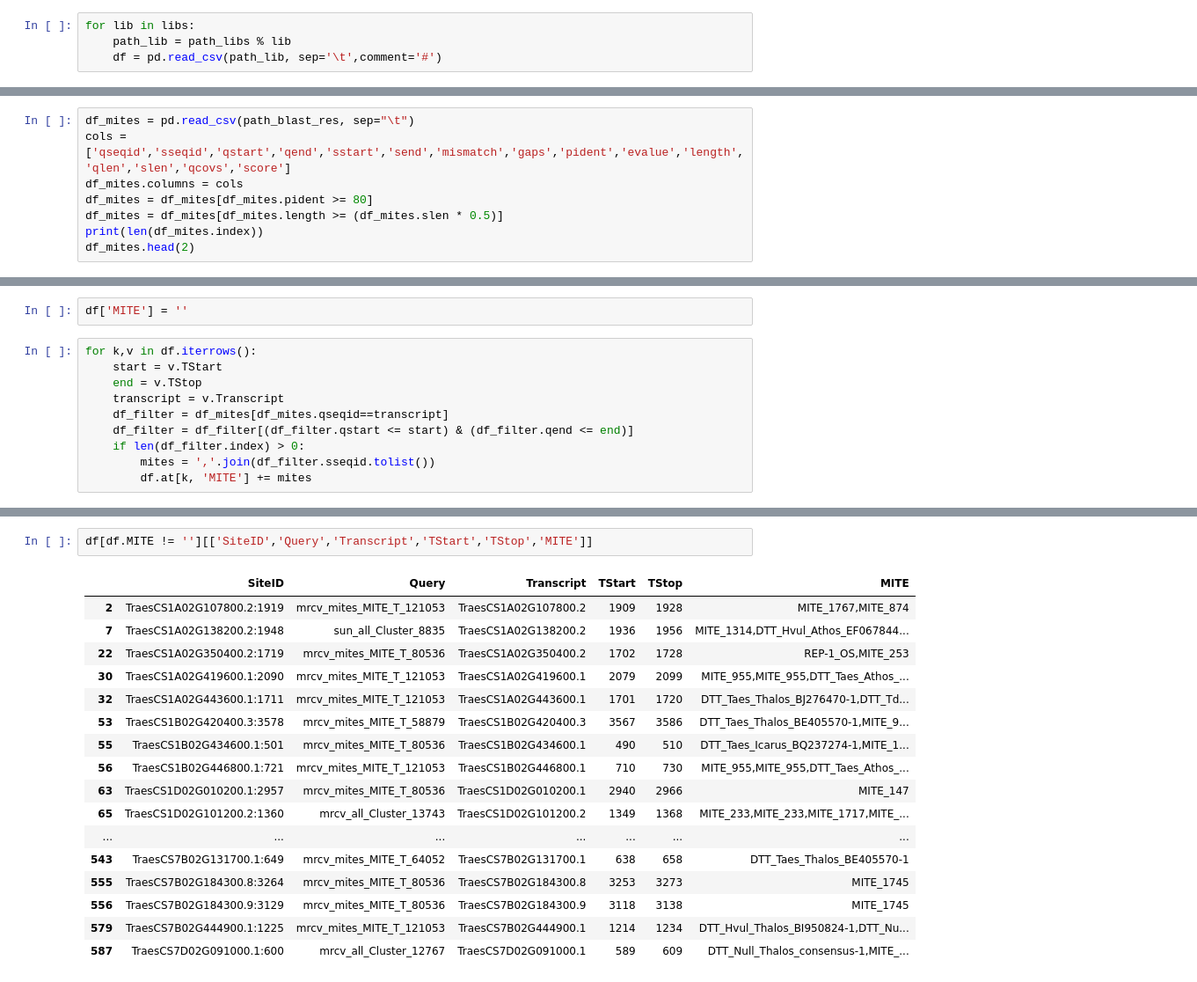
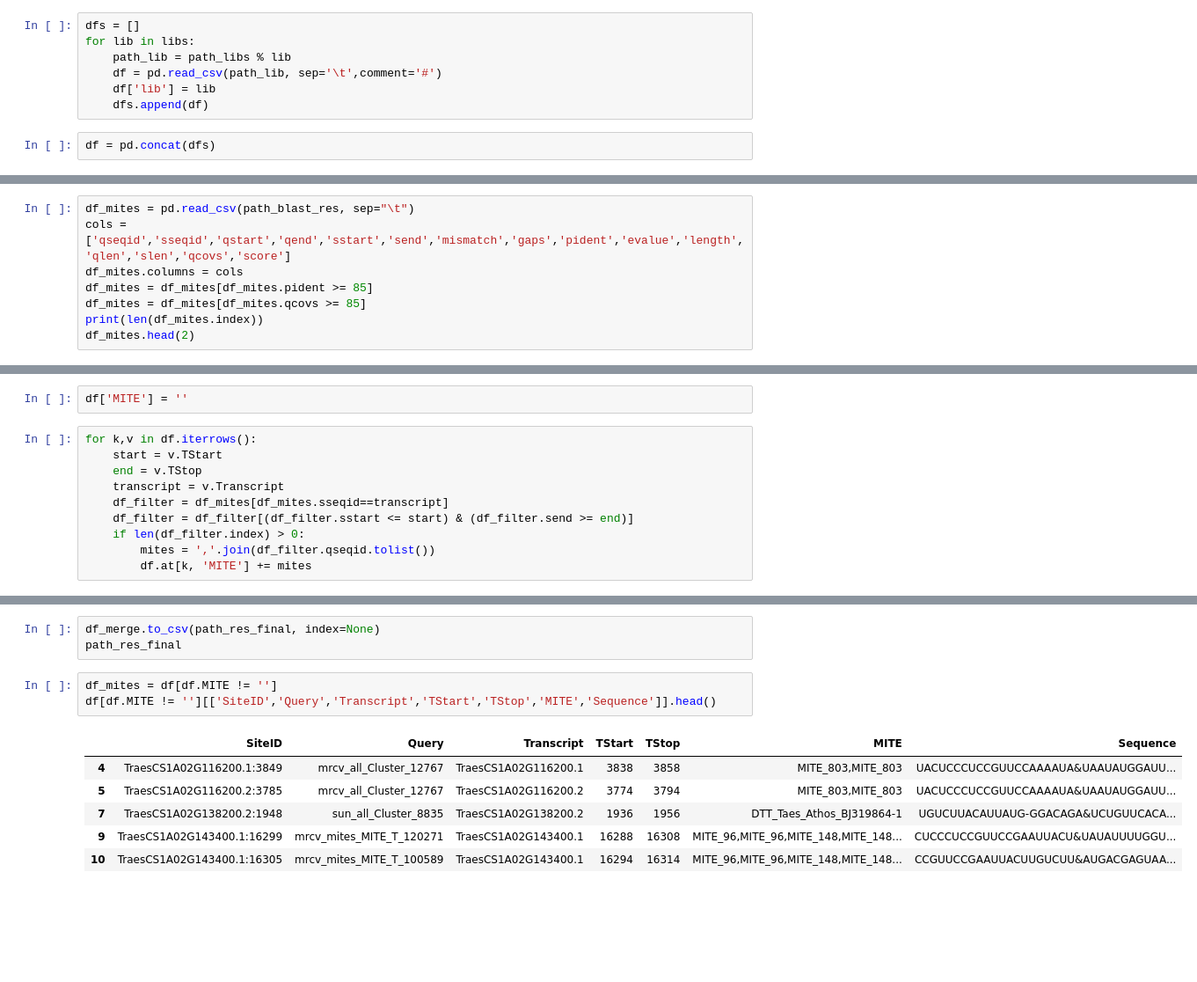
Before and after one commit to juancresc/mirna_mite, a Jupyter notebook: 2_analysis/cleavage.ipynb, the cells around one changed output, grey strips where cells are left out. Shown at 88% size. Cells and saved outputs as stored; diff of their text form; blank space fills up the shorter version.

```diff
--- a/2_analysis/cleavage.ipynb
+++ b/2_analysis/cleavage.ipynb
@@ -14,6 +16,11 @@ path_blast_res = '/home/juan/Desktop/juan/bio/mirna_mite/data/res/transcripts_mi
 # %%
+dfs = []
 for lib in libs:
     path_lib = path_libs % lib
     df = pd.read_csv(path_lib, sep='\t',comment='#')
+    df['lib'] = lib
+    dfs.append(df)
+# %%
+df = pd.concat(dfs)
 # %%
 df.head(2)
@@ -44,8 +45,8 @@ blastn -evalue 1e-3 -task blastn -query /home/juan/Desktop/juan/bio/mirna_mite/d
 df_mites = pd.read_csv(path_blast_res, sep="\t")
 cols = ['qseqid','sseqid','qstart','qend','sstart','send','mismatch','gaps','pident','evalue','length','qlen','slen','qcovs','score']
 df_mites.columns = cols
-df_mites = df_mites[df_mites.pident >= 80]
-df_mites = df_mites[df_mites.length >= (df_mites.slen * 0.5)]
+df_mites = df_mites[df_mites.pident >= 85]
+df_mites = df_mites[df_mites.qcovs >= 85]
 print(len(df_mites.index))
 df_mites.head(2)
 # %% [output]
@@ -72,10 +95,10 @@ for k,v in df.iterrows():
     start = v.TStart
     end = v.TStop
     transcript = v.Transcript
-    df_filter = df_mites[df_mites.qseqid==transcript]
-    df_filter = df_filter[(df_filter.qstart <= start) & (df_filter.qend <= end)]
+    df_filter = df_mites[df_mites.sseqid==transcript]
+    df_filter = df_filter[(df_filter.sstart <= start) & (df_filter.send >= end)]
     if len(df_filter.index) > 0:
-        mites = ','.join(df_filter.sseqid.tolist())
+        mites = ','.join(df_filter.qseqid.tolist())
         df.at[k, 'MITE'] += mites
 # %%
 total = len(df.index)
@@ -93,20 +116,13 @@ WO mites 570
+# %%
+df_merge.to_csv(path_res_final, index=None)
+path_res_final
 # %%
-df[df.MITE != ''][['SiteID','Query','Transcript','TStart','TStop','MITE']]
+df_mites = df[df.MITE != '']
+df[df.MITE != ''][['SiteID','Query','Transcript','TStart','TStop','MITE','Sequence']].head()
 # %% [output]
-|  | SiteID | Query | Transcript | TStart | TStop | MITE |
-| 2 | TraesCS1A02G107800.2:1919 | mrcv_mites_MITE_T_121053 | TraesCS1A02G107800.2 | 1909 | 1928 | MITE_1767,MITE_874 |
-| 7 | TraesCS1A02G138200.2:1948 | sun_all_Cluster_8835 | TraesCS1A02G138200.2 | 1936 | 1956 | MITE_1314,DTT_Hvul_Athos_EF067844... |
-| 22 | TraesCS1A02G350400.2:1719 | mrcv_mites_MITE_T_80536 | TraesCS1A02G350400.2 | 1702 | 1728 | REP-1_OS,MITE_253 |
-| 30 | TraesCS1A02G419600.1:2090 | mrcv_mites_MITE_T_121053 | TraesCS1A02G419600.1 | 2079 | 2099 | MITE_955,MITE_955,DTT_Taes_Athos_... |
-| 32 | TraesCS1A02G443600.1:1711 | mrcv_mites_MITE_T_121053 | TraesCS1A02G443600.1 | 1701 | 1720 | DTT_Taes_Thalos_BJ276470-1,DTT_Td... |
-| 53 | TraesCS1B02G420400.3:3578 | mrcv_mites_MITE_T_58879 | TraesCS1B02G420400.3 | 3567 | 3586 | DTT_Taes_Thalos_BE405570-1,MITE_9... |
-| 55 | TraesCS1B02G434600.1:501 | mrcv_mites_MITE_T_80536 | TraesCS1B02G434600.1 | 490 | 510 | DTT_Taes_Icarus_BQ237274-1,MITE_1... |
-| 56 | TraesCS1B02G446800.1:721 | mrcv_mites_MITE_T_121053 | TraesCS1B02G446800.1 | 710 | 730 | MITE_955,MITE_955,DTT_Taes_Athos_... |
-| 63 | TraesCS1D02G010200.1:2957 | mrcv_mites_MITE_T_80536 | TraesCS1D02G010200.1 | 2940 | 2966 | MITE_147 |
-| 65 | TraesCS1D02G101200.2:1360 | mrcv_all_Cluster_13743 | TraesCS1D02G101200.2 | 1349 | 1368 | MITE_233,MITE_233,MITE_1717,MITE_... |
-| ... | ... | ... | ... | ... | ... | ... |
-| 543 | TraesCS7B02G131700.1:649 | mrcv_mites_MITE_T_64052 | TraesCS7B02G131700.1 | 638 | 658 | DTT_Taes_Thalos_BE405570-1 |
-| 555 | TraesCS7B02G184300.8:3264 | mrcv_mites_MITE_T_80536 | TraesCS7B02G184300.8 | 3253 | 3273 | MITE_1745 |
-| 556 | TraesCS7B02G184300.9:3129 | mrcv_mites_MITE_T_80536 | TraesCS7B02G184300.9 | 3118 | 3138 | MITE_1745 |
-| 579 | TraesCS7B02G444900.1:1225 | mrcv_mites_MITE_T_121053 | TraesCS7B02G444900.1 | 1214 | 1234 | DTT_Hvul_Thalos_BI950824-1,DTT_Nu... |
-| 587 | TraesCS7D02G091000.1:600 | mrcv_all_Cluster_12767 | TraesCS7D02G091000.1 | 589 | 609 | DTT_Null_Thalos_consensus-1,MITE_... |
+|  | SiteID | Query | Transcript | TStart | TStop | MITE | Sequence |
+| 4 | TraesCS1A02G116200.1:3849 | mrcv_all_Cluster_12767 | TraesCS1A02G116200.1 | 3838 | 3858 | MITE_803,MITE_803 | UACUCCCUCCGUUCCAAAAUA&UAAUAUGGAUU... |
+| 5 | TraesCS1A02G116200.2:3785 | mrcv_all_Cluster_12767 | TraesCS1A02G116200.2 | 3774 | 3794 | MITE_803,MITE_803 | UACUCCCUCCGUUCCAAAAUA&UAAUAUGGAUU... |
+| 7 | TraesCS1A02G138200.2:1948 | sun_all_Cluster_8835 | TraesCS1A02G138200.2 | 1936 | 1956 | DTT_Taes_Athos_BJ319864-1 | UGUCUUACAUUAUG-GGACAGA&UCUGUUCACA... |
+| 9 | TraesCS1A02G143400.1:16299 | mrcv_mites_MITE_T_120271 | TraesCS1A02G143400.1 | 16288 | 16308 | MITE_96,MITE_96,MITE_148,MITE_148... | CUCCCUCCGUUCCGAAUUACU&UAUAUUUUGGU... |
+| 10 | TraesCS1A02G143400.1:16305 | mrcv_mites_MITE_T_100589 | TraesCS1A02G143400.1 | 16294 | 16314 | MITE_96,MITE_96,MITE_148,MITE_148... | CCGUUCCGAAUUACUUGUCUU&AUGACGAGUAA... |
```
Also changed, not shown: parts of 19 cells of this notebook, 4 other files.
